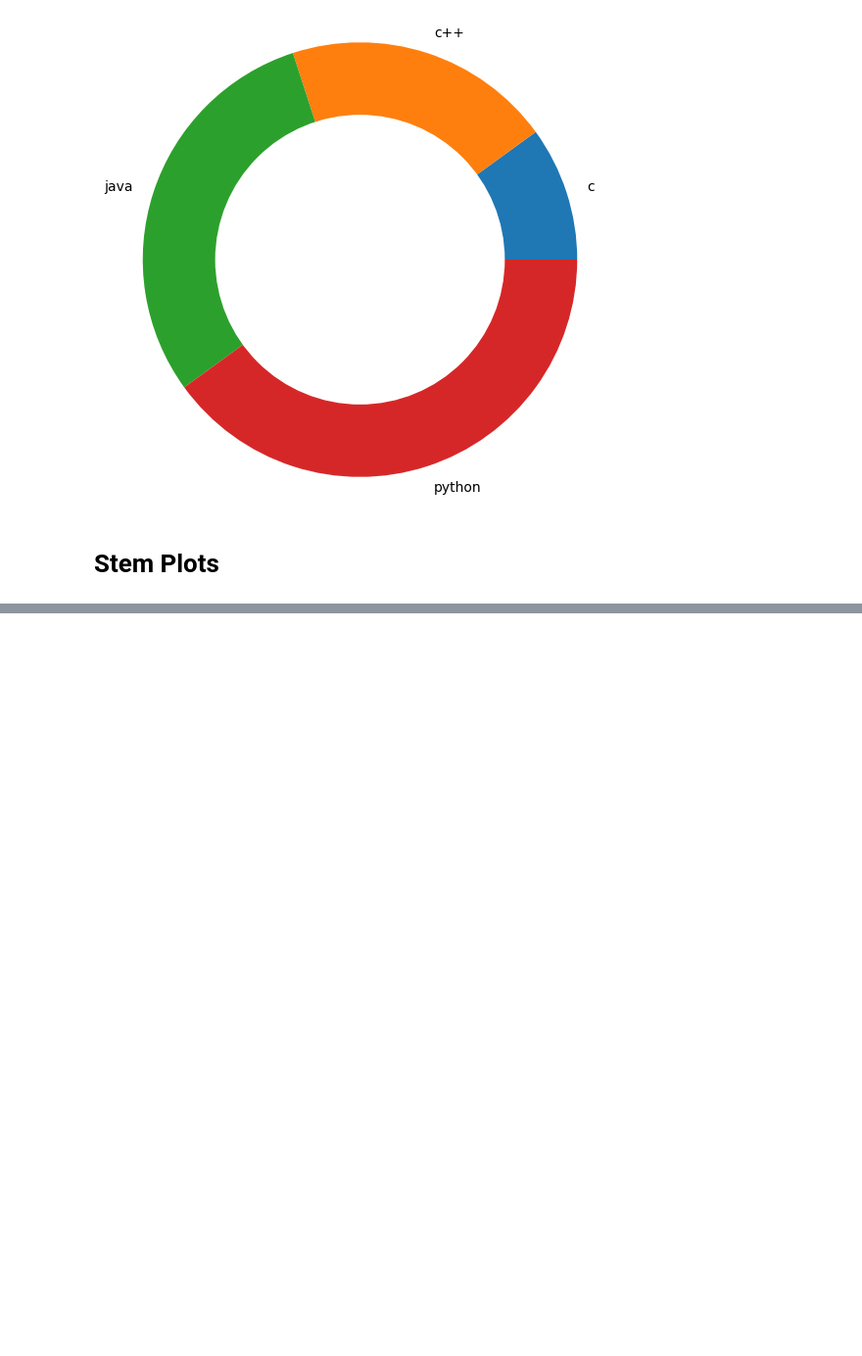
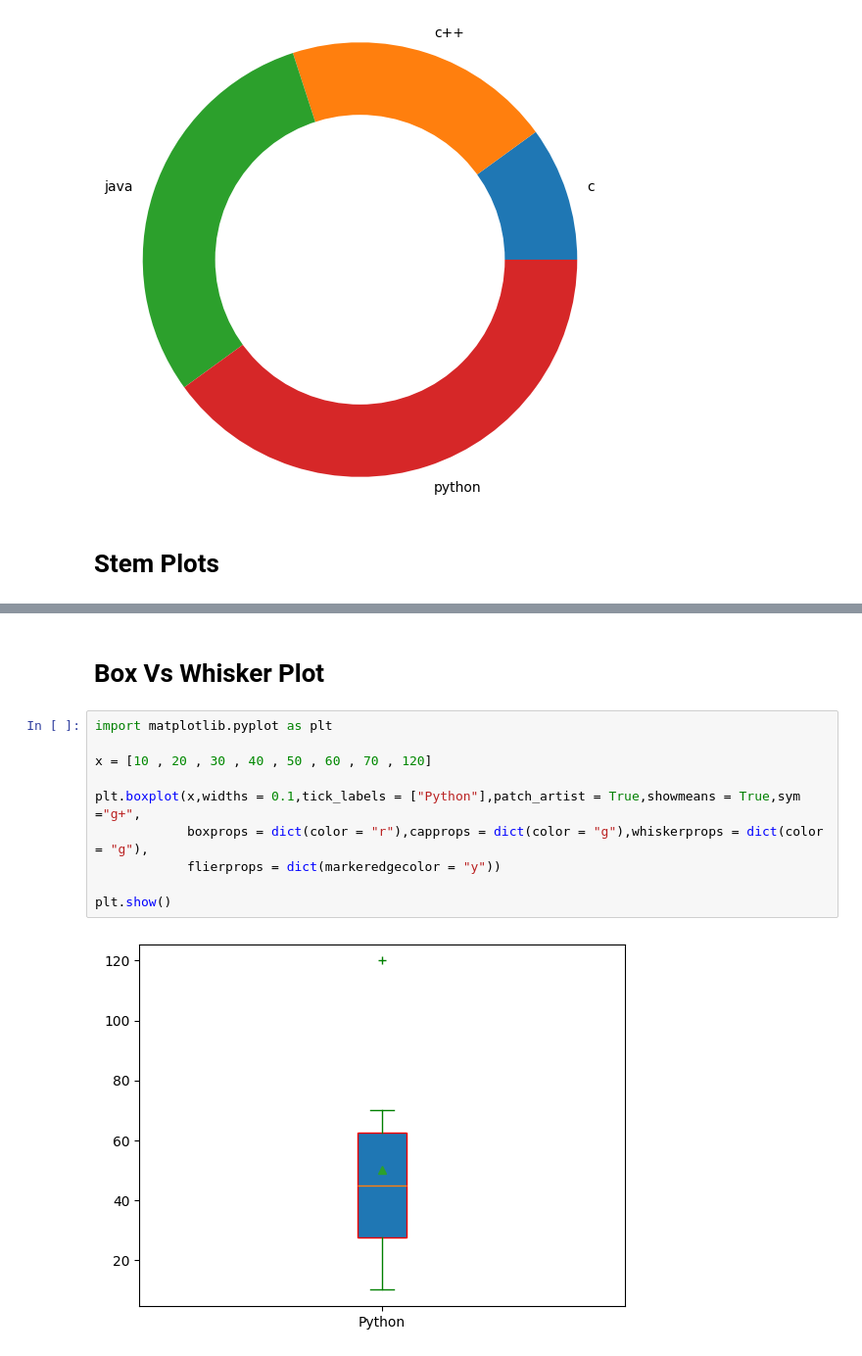
Before and after one commit to SWAGAT10241/python, a Jupyter notebook: YOUTUBE/mathplot.ipynb, the cells around one changed output, grey strips where cells are left out. Shown: that part at 98% size. Saved outputs shown, nothing was run; the diff lists cells and outputs as text; blank space fills up the shorter version.

```diff
--- a/YOUTUBE/mathplot.ipynb
+++ b/YOUTUBE/mathplot.ipynb
@@ -344,0 +368,14 @@ plt.show()
+# %% [markdown]
+# Box Vs Whisker Plot
+# %%
+import matplotlib.pyplot as plt
+
+x = [10 , 20 , 30 , 40 , 50 , 60 , 70 , 120]
+
+plt.boxplot(x,widths = 0.1,tick_labels = ["Python"],patch_artist = True,showmeans = True,sym ="g+",
+            boxprops = dict(color = "r"),capprops = dict(color = "g"),whiskerprops = dict(color = "g"),
+            flierprops = dict(markeredgecolor = "y"))
+
+plt.show()
+# %% [output]
+[figure, added]
```
Also changed, not shown: parts of 20 cells of this notebook, 11 other files.
